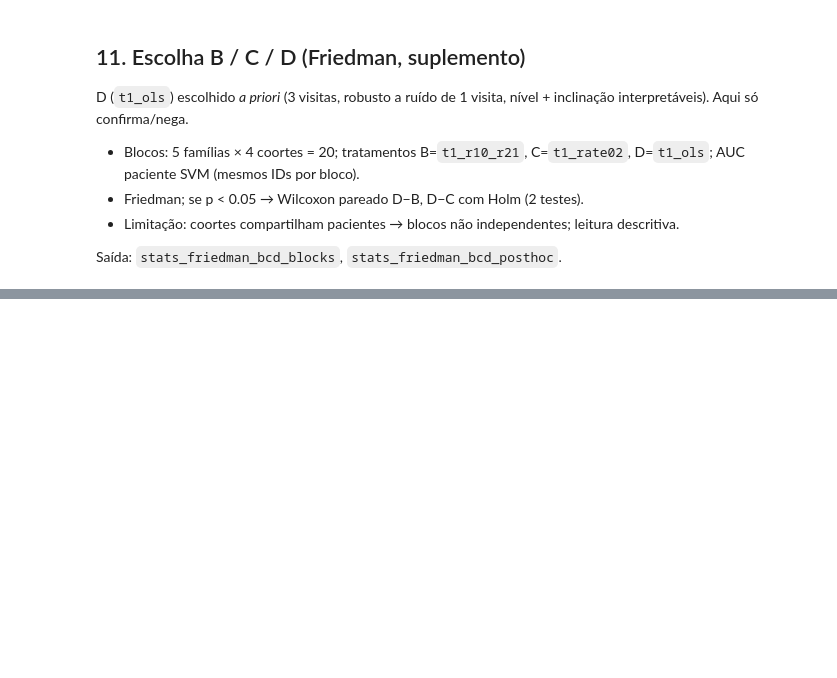
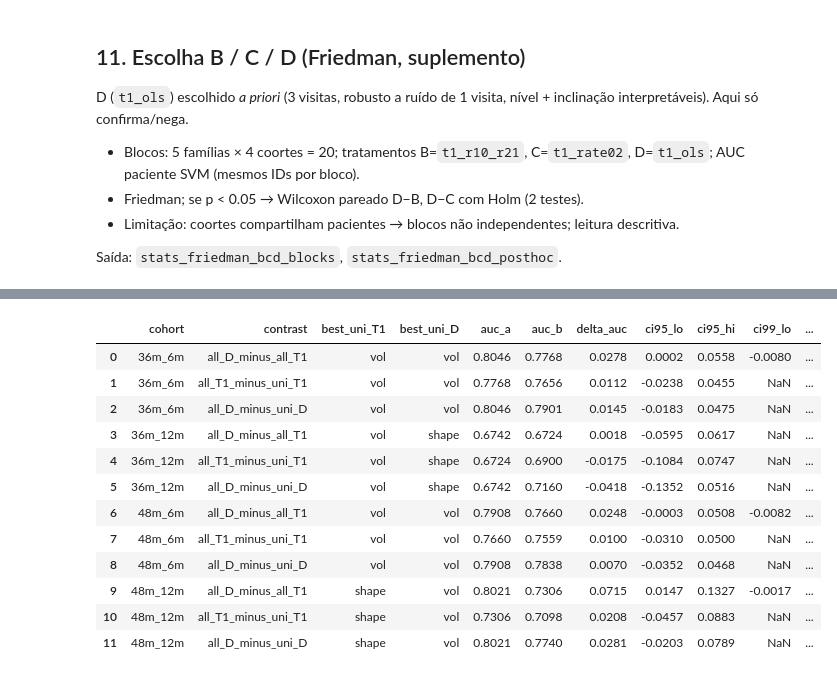
Before and after one commit to PauloMatheusGr/graphs, a Jupyter notebook: 7_stats.ipynb, the cells around one changed output, grey strips where cells are left out. Drawn from its saved outputs; the diff is of its cells as text; code cells hidden in the pictures; blank space fills up the shorter version.

```diff
--- a/7_stats.ipynb
+++ b/7_stats.ipynb
@@ -1269,0 +1471,75 @@ display(post_f.round(4))
+# %%
+from stats_compare import bootstrap_auc_diff_test
+
+cfg = STATS_CFG
+UNION_CONTRASTS = (
+    ("all_D_minus_all_T1", "all_D", "all_T1"),
+    ("all_T1_minus_uni_T1", "all_T1", "uni_T1"),
+    ("all_D_minus_uni_D", "all_D", "uni_D"),
+)
+
+
+def _pat_scores(base: Path, proto: str) -> pd.DataFrame:
+    """Escore-paciente por família (colunas = MODS_COMPARE)."""
+    out = None
+    for m in MODS_COMPARE:
+        s = patient_scores_from_path(image_ablation_path(base, proto, m), cfg_for_modality(m, cfg))
+        s = s.rename(columns={"score": m})
+        out = s if out is None else out.merge(s, on=["ID_PT", "y"])
+    return out
+
+
+rows_u = []
+for ci, coh in enumerate(COHORTS_GRADIENT):
+    base = Path(f"csvs/cohorts/{coh}")
+    arms = {}
+    for tag, proto in (("T1", PROTOCOL_BASELINE), ("D", PROTOCOL_LONGITUDINAL)):
+        s = _pat_scores(base, proto)
+        best = max(MODS_COMPARE, key=lambda m: roc_auc_score(s["y"], s[m]))
+        arms[f"all_{tag}"] = s.assign(score=s[list(MODS_COMPARE)].mean(axis=1))[["ID_PT", "y", "score"]]
+        arms[f"uni_{tag}"] = s.assign(score=s[best])[["ID_PT", "y", "score"]]
+        arms[f"best_{tag}"] = best
+    for j, (name, ka, kb) in enumerate(UNION_CONTRASTS):
+        paired = arms[ka].merge(arms[kb], on=["ID_PT", "y"], suffixes=("_a", "_b"))
+        seed = cfg.seed + 900 + 10 * ci + j
+        row = paired_comparison_row(
+            paired, score_a="score_a", score_b="score_b", label_a="a", label_b="b",
+            n_boot=cfg.n_bootstrap, seed=seed,
+            permutation_auc_p=permutation_auc_p, n_perm=cfg.n_perm, alpha=ALPHA,
+        )
+        lo99 = hi99 = np.nan
+        if row["p_bootstrap_one_sided"] < ALPHA:
+            _, lo99, hi99, p1, _ = bootstrap_auc_diff_test(
+                paired["y"], paired["score_a"], paired["score_b"],
+                n_boot=cfg.n_bootstrap, seed=seed + 2, ci_level=0.99,
+            )
+            assert abs(p1 - row["p_bootstrap_one_sided"]) < 1e-12
+        row.update({
+            "cohort": coh, "contrast": name, "arm_a": ka, "arm_b": kb,
+            "best_uni_T1": arms["best_T1"], "best_uni_D": arms["best_D"],
+            "ci99_lo": lo99, "ci99_hi": hi99,
+        })
+        rows_u.append(row)
+
+cmp_union = pd.DataFrame(rows_u)
+cmp_union["p_fdr_bh"] = cmp_union.groupby("contrast")["p_bootstrap_one_sided"].transform(
+    lambda p: apply_bh_fdr(p.to_numpy())
+)
+cmp_union["p_fdr_global"] = apply_bh_fdr(cmp_union["p_bootstrap_one_sided"].to_numpy())
+for a, lo_col in ((ALPHA, "ci95_lo"), (0.01, "ci99_lo")):
+    tag = f"{round(a * 100)}pct"
+    for crit, p_col in (("raw", "p_bootstrap_one_sided"), ("fdr", "p_fdr_bh"), ("fdr_global", "p_fdr_global")):
+        cmp_union[f"sig_{crit}_{tag}"] = (cmp_union[p_col] < a) & (cmp_union[lo_col] > 0)
+
+# ponytail: sanity — reproduz late fusion do disco em 48m_6m (all-T1 0.766, all-D 0.791)
+claim = cmp_union.query("cohort == @COHORT_CLAIM and contrast == 'all_D_minus_all_T1'").iloc[0]
+assert abs(claim["auc_a"] - 0.7907) < 2e-3 and abs(claim["auc_b"] - 0.7659) < 2e-3, claim[["auc_a", "auc_b"]]
+
+save_table(cmp_union, "stats_union_4cohorts")
+cols_u = [
+    "cohort", "contrast", "best_uni_T1", "best_uni_D", "auc_a", "auc_b", "delta_auc",
+    "ci95_lo", "ci95_hi", "ci99_lo", "ci99_hi", "p_bootstrap_one_sided", "p_fdr_bh", "p_fdr_global",
+    "sig_raw_5pct", "sig_fdr_5pct", "sig_raw_1pct", "sig_fdr_1pct",
+]
+display(cmp_union[cols_u].round(4))
+# %% [output]
@@ -1269,0 +1547,13 @@ display(post_f.round(4))
+|  | cohort | contrast | best_uni_T1 | best_uni_D | auc_a | auc_b | delta_auc | ci95_lo | ci95_hi | ci99_lo | ... |
+| 0 | 36m_6m | all_D_minus_all_T1 | vol | vol | 0.8046 | 0.7768 | 0.0278 | 0.0002 | 0.0558 | -0.0080 | ... |
+| 1 | 36m_6m | all_T1_minus_uni_T1 | vol | vol | 0.7768 | 0.7656 | 0.0112 | -0.0238 | 0.0455 | NaN | ... |
+| 2 | 36m_6m | all_D_minus_uni_D | vol | vol | 0.8046 | 0.7901 | 0.0145 | -0.0183 | 0.0475 | NaN | ... |
+| 3 | 36m_12m | all_D_minus_all_T1 | vol | shape | 0.6742 | 0.6724 | 0.0018 | -0.0595 | 0.0617 | NaN | ... |
+| 4 | 36m_12m | all_T1_minus_uni_T1 | vol | shape | 0.6724 | 0.6900 | -0.0175 | -0.1084 | 0.0747 | NaN | ... |
+| 5 | 36m_12m | all_D_minus_uni_D | vol | shape | 0.6742 | 0.7160 | -0.0418 | -0.1352 | 0.0516 | NaN | ... |
+| 6 | 48m_6m | all_D_minus_all_T1 | vol | vol | 0.7908 | 0.7660 | 0.0248 | -0.0003 | 0.0508 | -0.0082 | ... |
+| 7 | 48m_6m | all_T1_minus_uni_T1 | vol | vol | 0.7660 | 0.7559 | 0.0100 | -0.0310 | 0.0500 | NaN | ... |
+| 8 | 48m_6m | all_D_minus_uni_D | vol | vol | 0.7908 | 0.7838 | 0.0070 | -0.0352 | 0.0468 | NaN | ... |
+| 9 | 48m_12m | all_D_minus_all_T1 | shape | vol | 0.8021 | 0.7306 | 0.0715 | 0.0147 | 0.1327 | -0.0017 | ... |
+| 10 | 48m_12m | all_T1_minus_uni_T1 | shape | vol | 0.7306 | 0.7098 | 0.0208 | -0.0457 | 0.0883 | NaN | ... |
+| 11 | 48m_12m | all_D_minus_uni_D | shape | vol | 0.8021 | 0.7740 | 0.0281 | -0.0203 | 0.0789 | NaN | ... |
```
Also changed, not shown: parts of 11 cells of this notebook, 13 other files.
